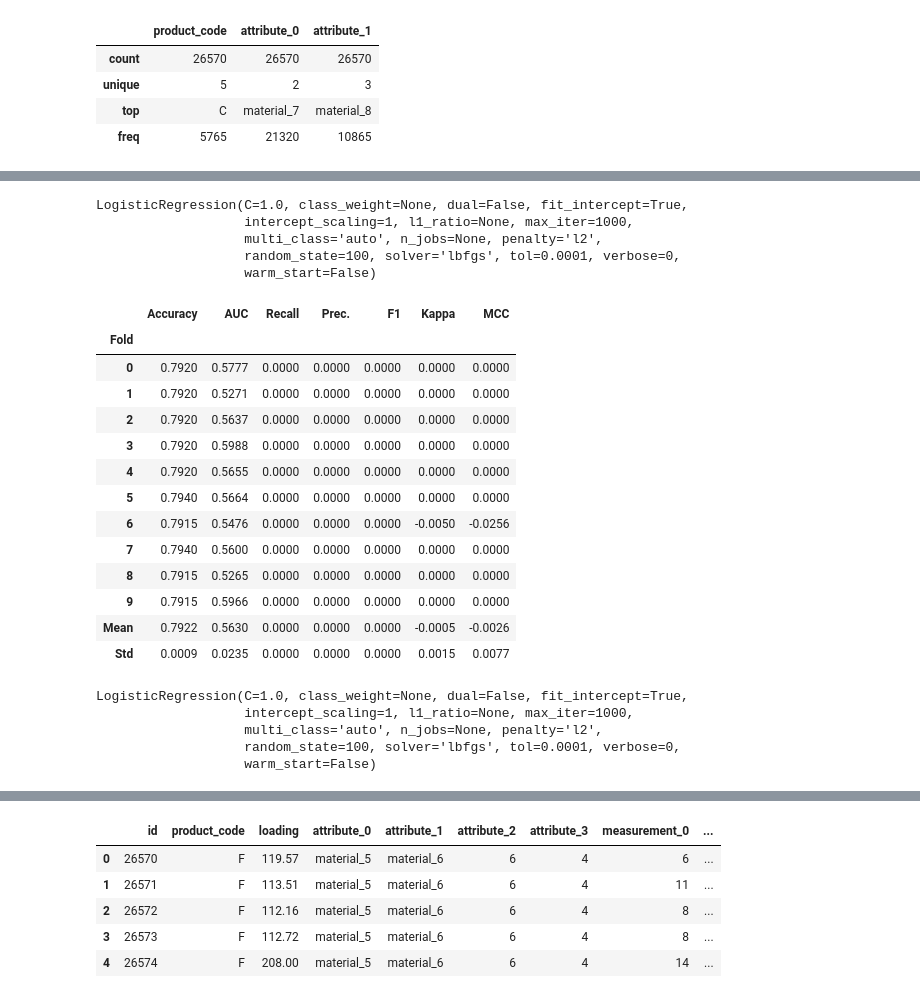
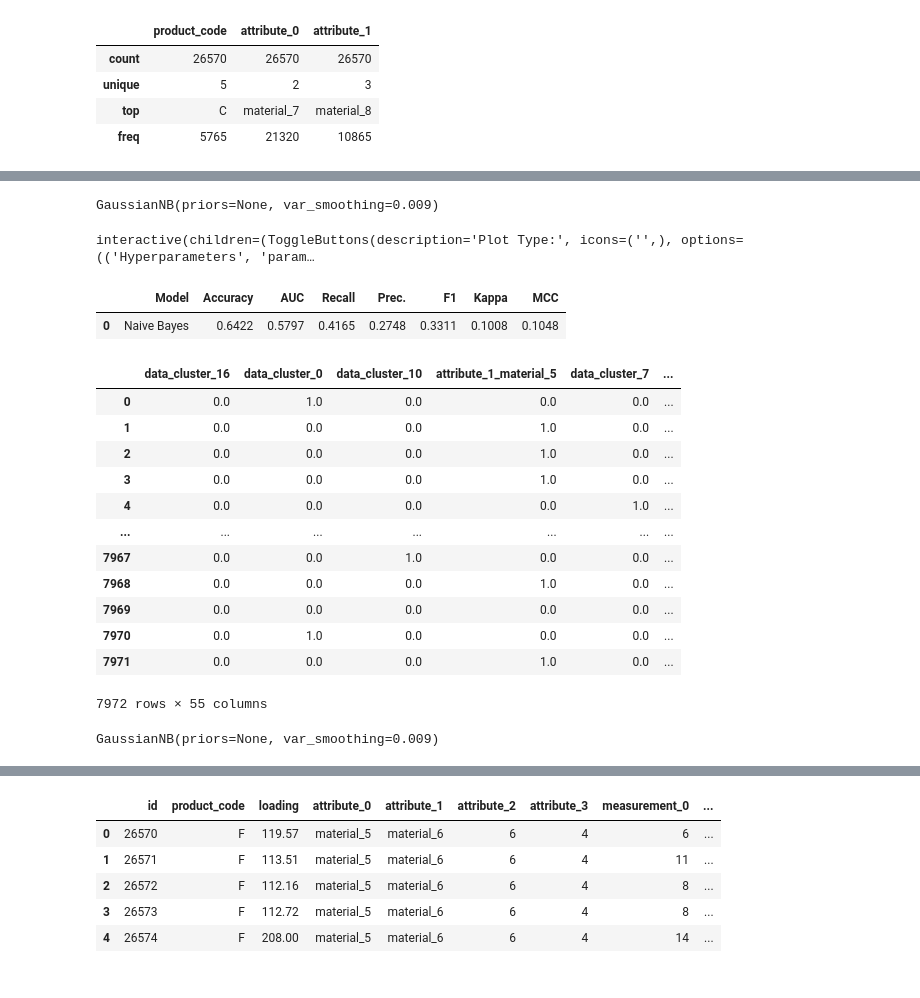
Before and after one commit to Vasan-th/Summer-School-2022, a Jupyter notebook: tpu-pycaret.ipynb, the cells around one changed output, grey strips where cells are left out. Drawn from its saved outputs; the diff is of its cells as text; code cells hidden in the pictures.

```diff
--- a/tpu-pycaret.ipynb
+++ b/tpu-pycaret.ipynb
@@ -128,0 +137,5 @@ best_model = compare_models(sort = 'AUC')
+# %%
+blender_soft = blend_models(compare_models(include = ['lr', 'nb', 'lightgbm', 'ridge', 'ada', 'xgboost'], n_select = 3,
+                                           sort = 'AUC'),
+                            method = 'soft', weights = [0.5,0.3,0.2],
+                            choose_better = True)
@@ -128,0 +156,2 @@ best_model = compare_models(sort = 'AUC')
+# %%
+tuned_blend = tune_model(blender_soft)
@@ -129,25 +168,27 @@ best_model = compare_models(sort = 'AUC')
 # %%
-print(best_model)
+print(tuned_blend)
 # %% [output]
-LogisticRegression(C=1.0, class_weight=None, dual=False, fit_intercept=True,
-                   intercept_scaling=1, l1_ratio=None, max_iter=1000,
-                   multi_class='auto', n_jobs=None, penalty='l2',
-                   random_state=100, solver='lbfgs', tol=0.0001, verbose=0,
-                   warm_start=False)
+GaussianNB(priors=None, var_smoothing=0.009)
-# %%
-lr = create_model('lr')
-# %% [output]
-|  | Accuracy | AUC | Recall | Prec. | F1 | Kappa | MCC |
-| Fold |  |  |  |  |  |  |  |
-| 0 | 0.7920 | 0.5777 | 0.0000 | 0.0000 | 0.0000 | 0.0000 | 0.0000 |
-| 1 | 0.7920 | 0.5271 | 0.0000 | 0.0000 | 0.0000 | 0.0000 | 0.0000 |
-| 2 | 0.7920 | 0.5637 | 0.0000 | 0.0000 | 0.0000 | 0.0000 | 0.0000 |
-| 3 | 0.7920 | 0.5988 | 0.0000 | 0.0000 | 0.0000 | 0.0000 | 0.0000 |
-| 4 | 0.7920 | 0.5655 | 0.0000 | 0.0000 | 0.0000 | 0.0000 | 0.0000 |
-| 5 | 0.7940 | 0.5664 | 0.0000 | 0.0000 | 0.0000 | 0.0000 | 0.0000 |
-| 6 | 0.7915 | 0.5476 | 0.0000 | 0.0000 | 0.0000 | -0.0050 | -0.0256 |
-| 7 | 0.7940 | 0.5600 | 0.0000 | 0.0000 | 0.0000 | 0.0000 | 0.0000 |
-| 8 | 0.7915 | 0.5265 | 0.0000 | 0.0000 | 0.0000 | 0.0000 | 0.0000 |
-| 9 | 0.7915 | 0.5966 | 0.0000 | 0.0000 | 0.0000 | 0.0000 | 0.0000 |
-| Mean | 0.7922 | 0.5630 | 0.0000 | 0.0000 | 0.0000 | -0.0005 | -0.0026 |
-| Std | 0.0009 | 0.0235 | 0.0000 | 0.0000 | 0.0000 | 0.0015 | 0.0077 |
+# %%
+evaluate_model(tuned_blend)
+# %% [output]
+interactive(children=(ToggleButtons(description='Plot Type:', icons=('',), options=(('Hyperparameters', 'param…
+# %%
+# predictions on validation set
+predict_model(tuned_blend)
+# %% [output]
+|  | Model | Accuracy | AUC | Recall | Prec. | F1 | Kappa | MCC |
+| 0 | Naive Bayes | 0.6422 | 0.5797 | 0.4165 | 0.2748 | 0.3311 | 0.1008 | 0.1048 |
+|  | data_cluster_16 | data_cluster_0 | data_cluster_10 | attribute_1_material_5 | data_cluster_7 | ... |
+| 0 | 0.0 | 1.0 | 0.0 | 0.0 | 0.0 | ... |
+| 1 | 0.0 | 0.0 | 0.0 | 1.0 | 0.0 | ... |
+| 2 | 0.0 | 0.0 | 0.0 | 1.0 | 0.0 | ... |
+| 3 | 0.0 | 0.0 | 0.0 | 1.0 | 0.0 | ... |
+| 4 | 0.0 | 0.0 | 0.0 | 0.0 | 1.0 | ... |
+| ... | ... | ... | ... | ... | ... | ... |
+| 7967 | 0.0 | 0.0 | 1.0 | 0.0 | 0.0 | ... |
+| 7968 | 0.0 | 0.0 | 0.0 | 1.0 | 0.0 | ... |
+| 7969 | 0.0 | 0.0 | 0.0 | 0.0 | 0.0 | ... |
+| 7970 | 0.0 | 1.0 | 0.0 | 0.0 | 0.0 | ... |
+| 7971 | 0.0 | 0.0 | 0.0 | 1.0 | 0.0 | ... |
+7972 rows × 55 columns
@@ -154,8 +197,4 @@ lr = create_model('lr')
 # %%
-print(lr)
+print(final_blend)
 # %% [output]
-LogisticRegression(C=1.0, class_weight=None, dual=False, fit_intercept=True,
-                   intercept_scaling=1, l1_ratio=None, max_iter=1000,
-                   multi_class='auto', n_jobs=None, penalty='l2',
-                   random_state=100, solver='lbfgs', tol=0.0001, verbose=0,
-                   warm_start=False)
+GaussianNB(priors=None, var_smoothing=0.009)
```
Also changed, not shown: parts of 22 cells of this notebook.
